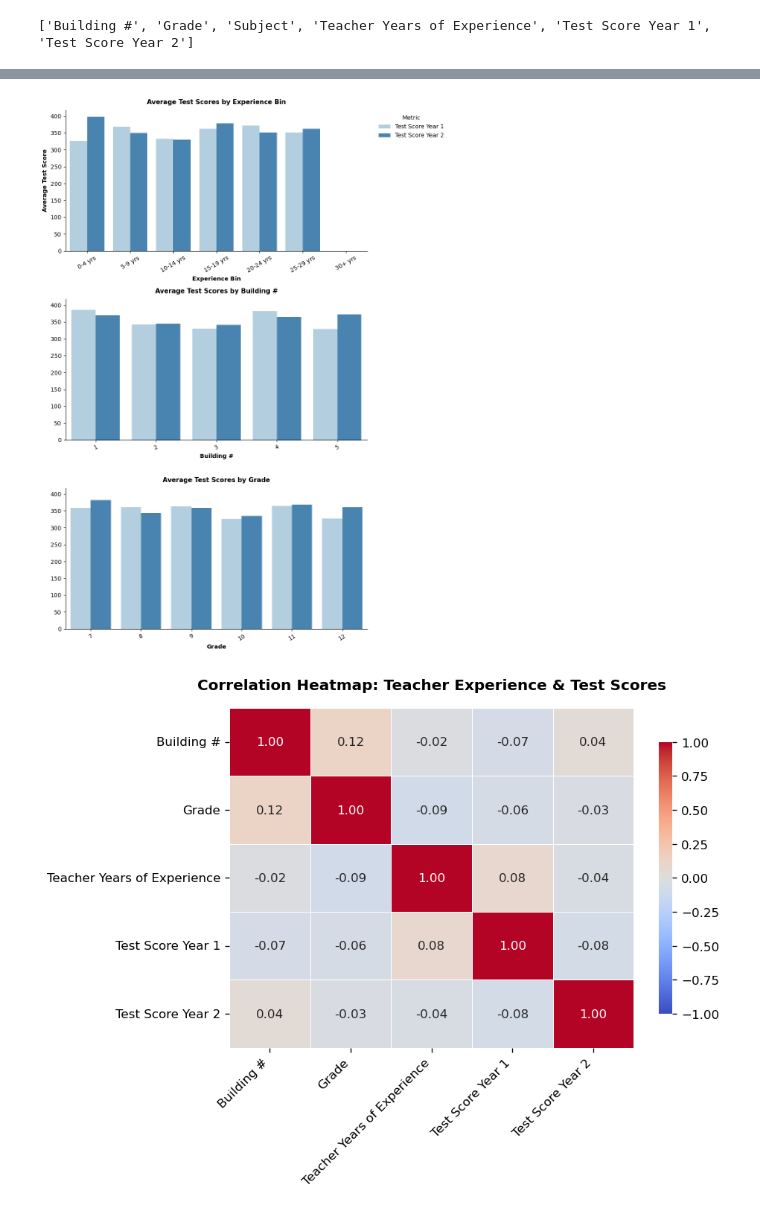
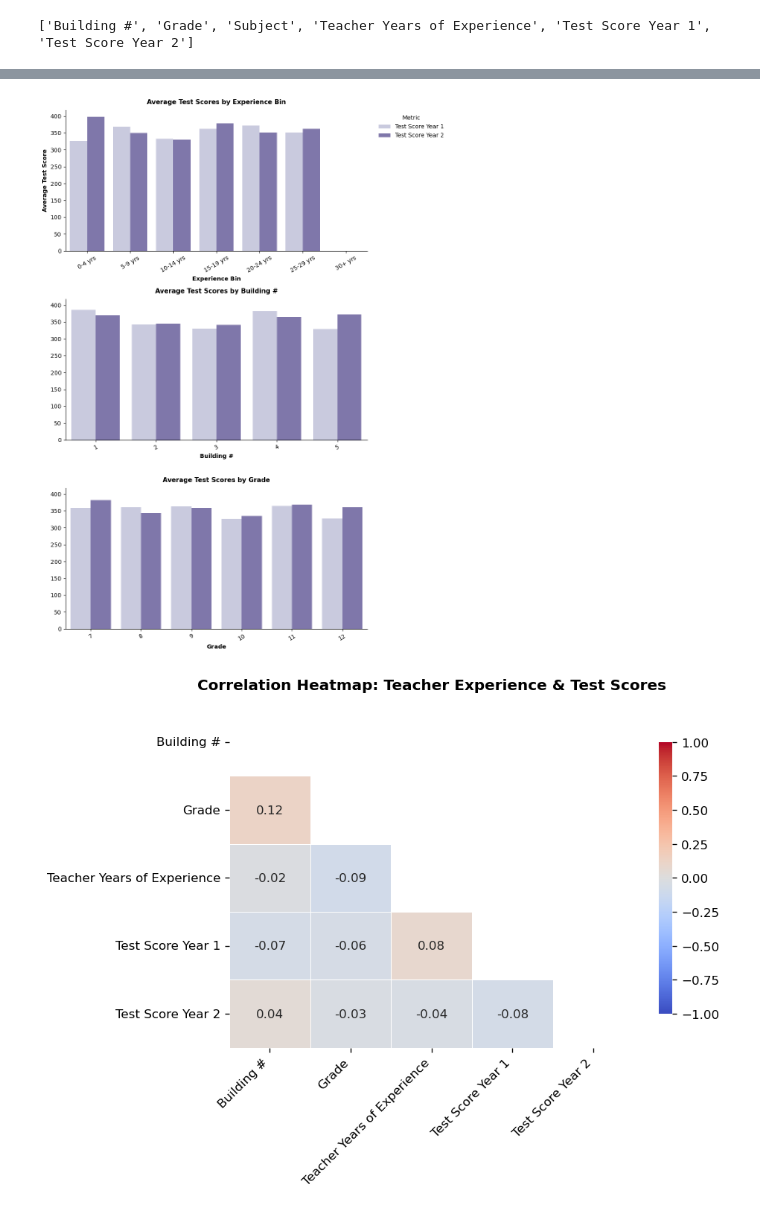
Before and after one commit to kathrynepenrod/Classroom-analysis, a Jupyter notebook: notebooks/trends.ipynb, the cells around one changed output, grey strips where cells are left out. Cells and saved outputs as stored; diff of their text form; code cells hidden in the pictures.

```diff
--- a/notebooks/trends.ipynb
+++ b/notebooks/trends.ipynb
@@ -118,7 +118,7 @@ for i, var in enumerate(active_vars):
         x=var,
         y="Average_Score",
         hue="Test_Year",
-        palette="Blues",
+        palette="Purples",
         ax=axes[i],
         legend=(i == 0) # Only show legend on first
     )
@@ -149,29 +149,33 @@ for i, var in enumerate(active_vars):
 plt.tight_layout()
 plt.show()
 # %% [output]
-[figure, old version]
+[figure, new version]
 # %%
-#Select only numerical columns
+#teacher exp & test scores heatmap
+
+
 numeric_cols = clean_df.select_dtypes(include=['number']).columns
 corr_matrix = clean_df[numeric_cols].corr()
 
 plt.figure(figsize=(8, 6), dpi=120)
+mask = np.triu(np.ones_like(corr_matrix, dtype=bool))
 
 sns.heatmap(
     corr_matrix,
-    annot=True,          # Show the actual correlation numbers inside cells
-    fmt=".2f",           # Format numbers to 2 decimal places
-    cmap="coolwarm",     # Diverging color map (good for negative/positive correlations)
-    vmin=-1, vmax=1,     # Standard correlation range bounds
-    linewidths=0.5,      # Add subtle grid lines between cells
+    mask=mask,
+    annot=True,
+    fmt=".2f",
+    cmap="coolwarm",
+    vmin=-1, vmax=1,
+    linewidths=0.5,
     cbar_kws={"shrink": .8}
 )
 
 #styling & Layout
 plt.title("Correlation Heatmap: Teacher Experience & Test Scores", fontsize=12, fontweight="bold", pad=15)
 plt.xticks(rotation=45, ha='right')
 plt.yticks(rotation=0)
 plt.tight_layout()
 plt.show()
 # %% [output]
-[figure, old version]
+[figure, new version]
```
Also changed, not shown: parts of 7 cells of this notebook.
